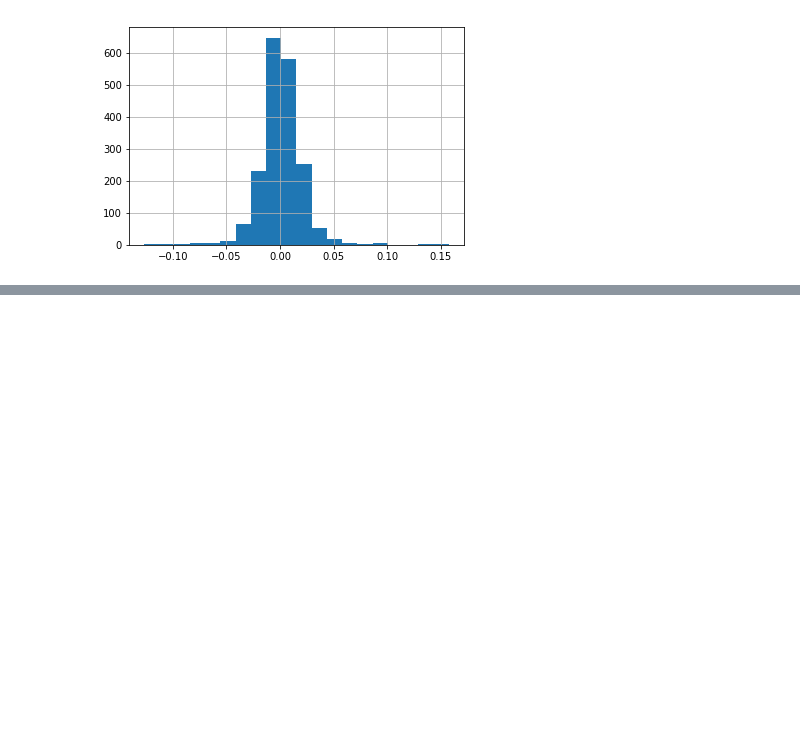
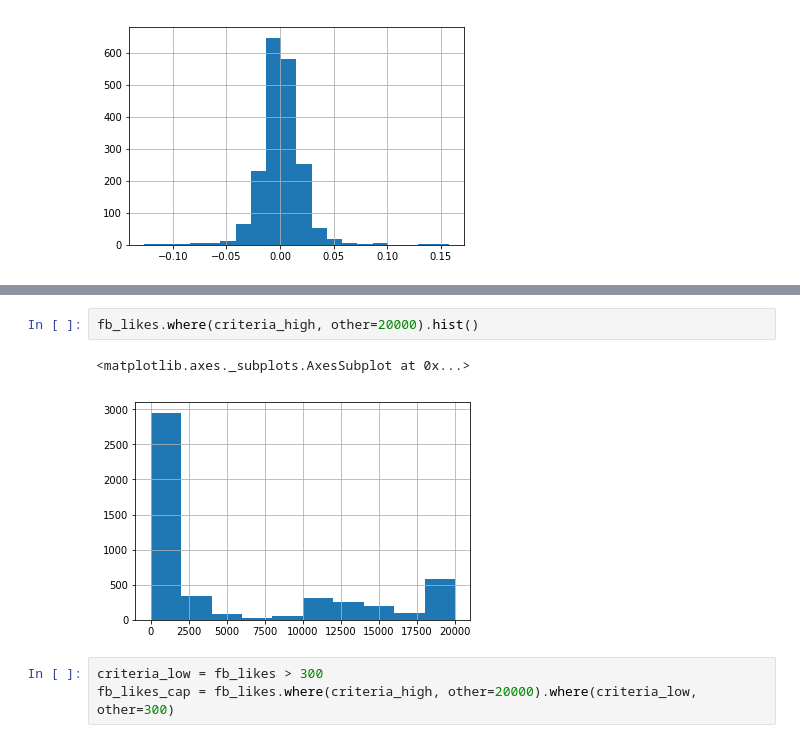
Before and after one commit to MarkNoordraven/Pandas-Cookbook, a Jupyter notebook: Chapter 05 Boolean Indexing Notes.ipynb, the cells around one changed output, grey strips where cells are left out. Drawn from its saved outputs; the diff is of its cells as text; blank space fills up the shorter version.

```diff
--- a/Chapter 05 Boolean Indexing Notes.ipynb
+++ b/Chapter 05 Boolean Indexing Notes.ipynb
@@ -809,0 +989,8 @@ AttributeError: 'DataFrame' object has no attribute 'daily_return'
+# %%
+fb_likes.where(criteria_high, other=20000).hist()
+# %% [output]
+<matplotlib.axes._subplots.AxesSubplot at 0x...>
+[figure, added]
+# %%
+criteria_low = fb_likes > 300
+fb_likes_cap = fb_likes.where(criteria_high, other=20000).where(criteria_low, other=300)
```
Also changed, not shown: parts of 39 cells of this notebook.
